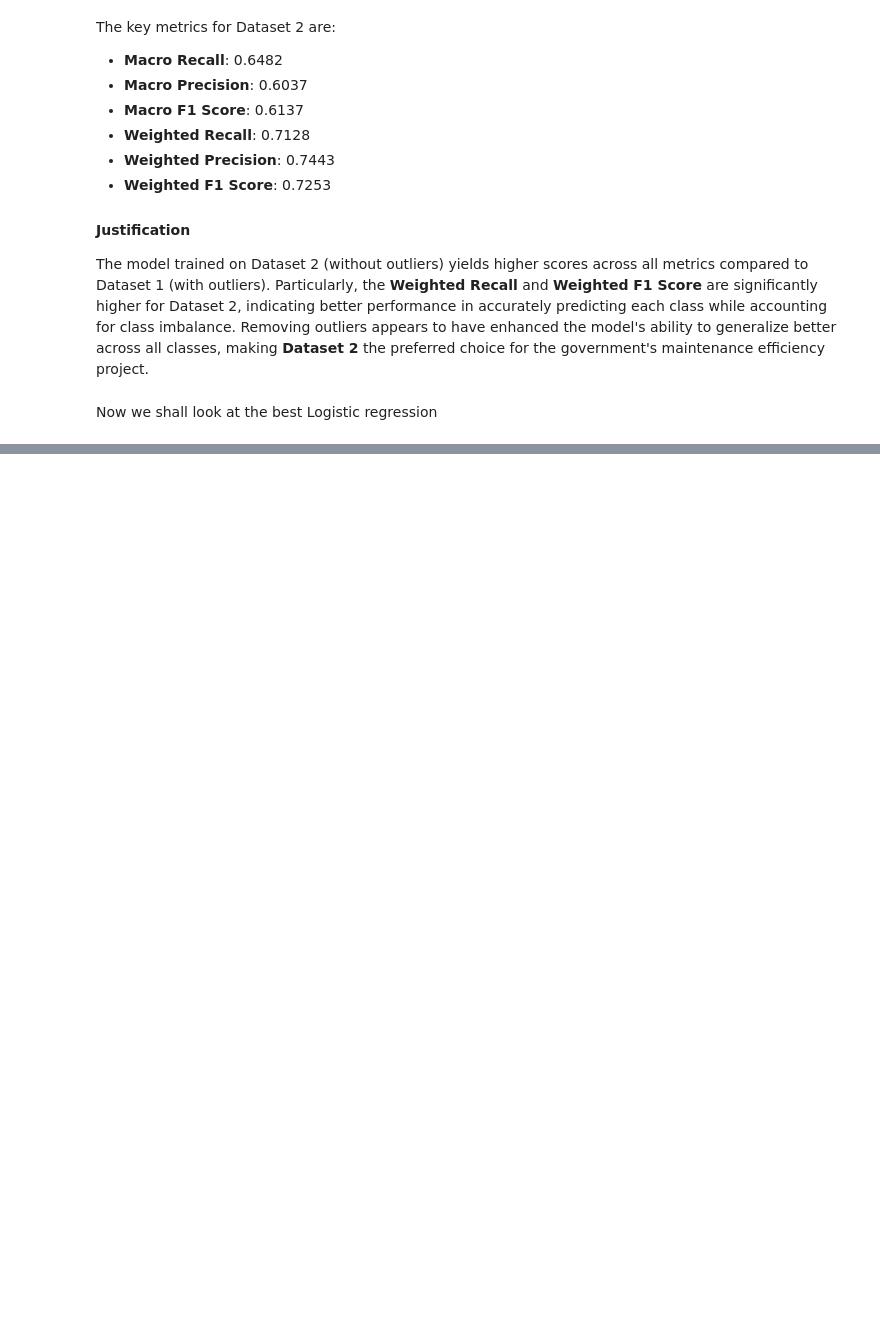
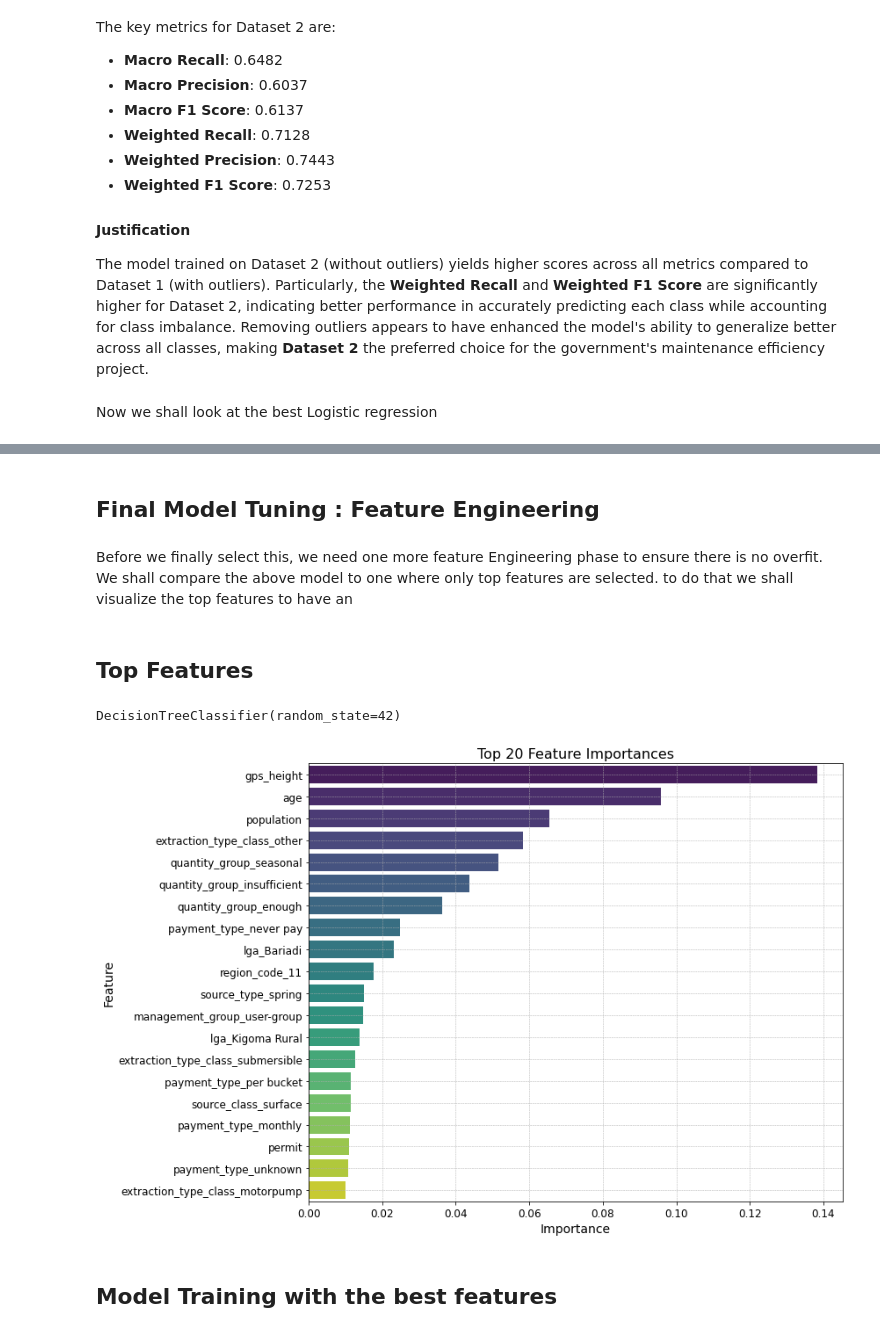
Before and after one commit to leonardkoyio/Phase-3-Project-_v1, a Jupyter notebook: index.ipynb, the cells around one changed output, grey strips where cells are left out. Saved outputs shown, nothing was run; the diff lists cells and outputs as text; code cells hidden in the pictures; blank space fills up the shorter version.

Commit message:
Modeling conclusion

```diff
--- a/index.ipynb
+++ b/index.ipynb
@@ -2409,0 +2562,53 @@ Now we shall look at the best Logistic regression
+# %% [markdown]
+## Final Model Tuning : Feature Engineering
+# %% [markdown]
+Before we finally select this, we need one more feature Engineering phase to ensure there is no overfit. We shall compare the above model to one where only top features are selected. to do that we shall visualize the top features to have an
+# %% [markdown]
+## Top Features
+# %%
+import seaborn as sns
+import matplotlib.pyplot as plt
+import pandas as pd
+from sklearn.tree import DecisionTreeClassifier
+from imblearn.over_sampling import SMOTE
+
+# Resample the data using SMOTE
+smote = SMOTE(random_state=42)
+X_train_resampled, y_train_resampled = smote.fit_resample(X_train_2, y_train_2)
+
+# Fit a model
+dt = DecisionTreeClassifier(criterion='gini', random_state=42)
+model_dt = dt.fit(X_train_resampled, y_train_resampled)
+print(model_dt)
+
+# Predict
+y_hat_test = dt.predict(X_test_2)
+
+# Get feature importances
+feature_importances = pd.DataFrame({
+    'feature': X_train_2.columns,
+    'importance': dt.feature_importances_
+}).sort_values(by='importance', ascending=False)
+
+# Plot the top 20 most important features
+plt.figure(figsize=(12, 8))
+sns.barplot(x='importance', y='feature', data=feature_importances.head(20), palette='viridis')
+
+# Add title and labels
+plt.title('Top 20 Feature Importances', fontsize=16)
+plt.xlabel('Importance', fontsize=14)
+plt.ylabel('Feature', fontsize=14)
+
+# Enhance the plot
+plt.xticks(fontsize=12)
+plt.yticks(fontsize=12)
+plt.grid(True, linestyle='--', linewidth=0.5)
+plt.tight_layout()
+
+# Show the plot
+plt.show()
+# %% [output]
+DecisionTreeClassifier(random_state=42)
+[figure, added]
+# %% [markdown]
+## Model Training with the best features
```
Also changed, not shown: parts of 99 cells of this notebook.
